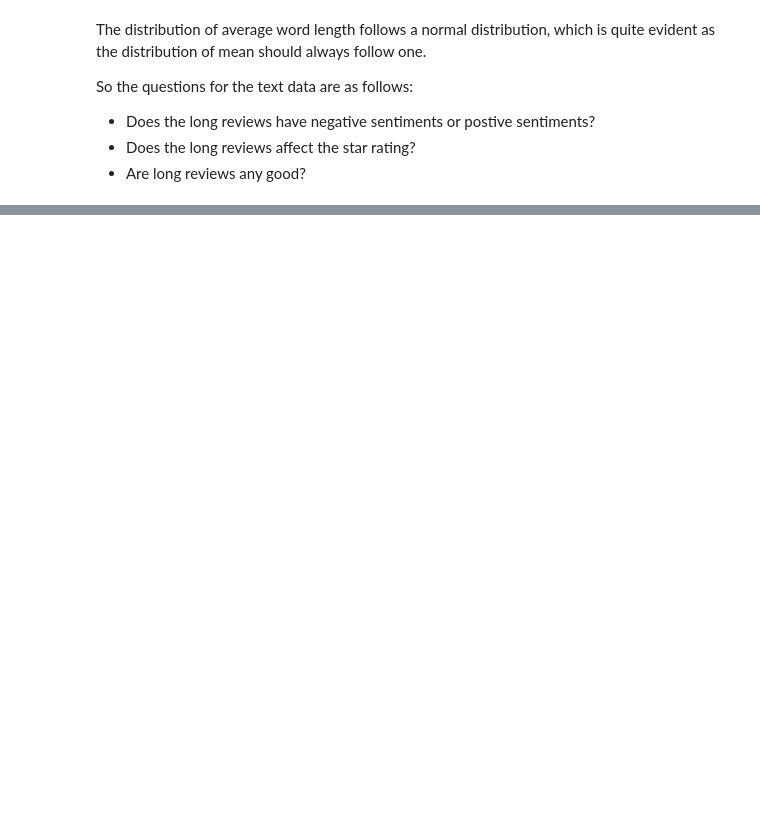
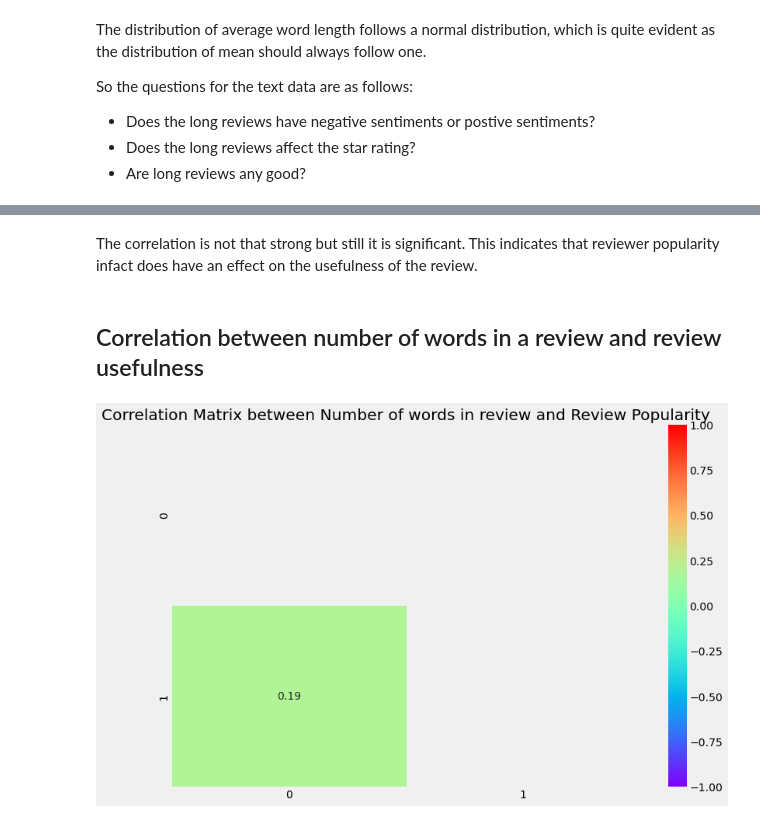
Before and after one commit to zyh10655/Prediction-of-online-review-Usefulness, a Jupyter notebook: preprocessing/EDA.ipynb, the cells around one changed output, grey strips where cells are left out. Saved outputs shown, nothing was run; the diff lists cells and outputs as text; code cells hidden in the pictures; blank space fills up the shorter version.

```diff
--- a/preprocessing/EDA.ipynb
+++ b/preprocessing/EDA.ipynb
@@ -319,0 +359,12 @@ So the questions for the text data are as follows:
+# %% [markdown]
+The correlation is not that strong but still it is significant. This indicates that reviewer popularity infact does have an effect on the usefulness of the review.
+# %% [markdown]
+## Correlation between number of words in a review and review usefulness
+# %%
+cor = np.corrcoef(n_words, ddf["r_useful"].compute())
+plt.figure(figsize=(12, 8))
+plt.title("Correlation Matrix between Number of words in review and Review Popularity")
+sns.heatmap(cor, vmin=-1, vmax=1, annot=True, mask=np.triu(np.ones_like(cor, dtype=bool)), cmap="rainbow")
+plt.show()
+# %% [output]
+[figure, added]
```
Also changed, not shown: parts of 13 cells of this notebook.
